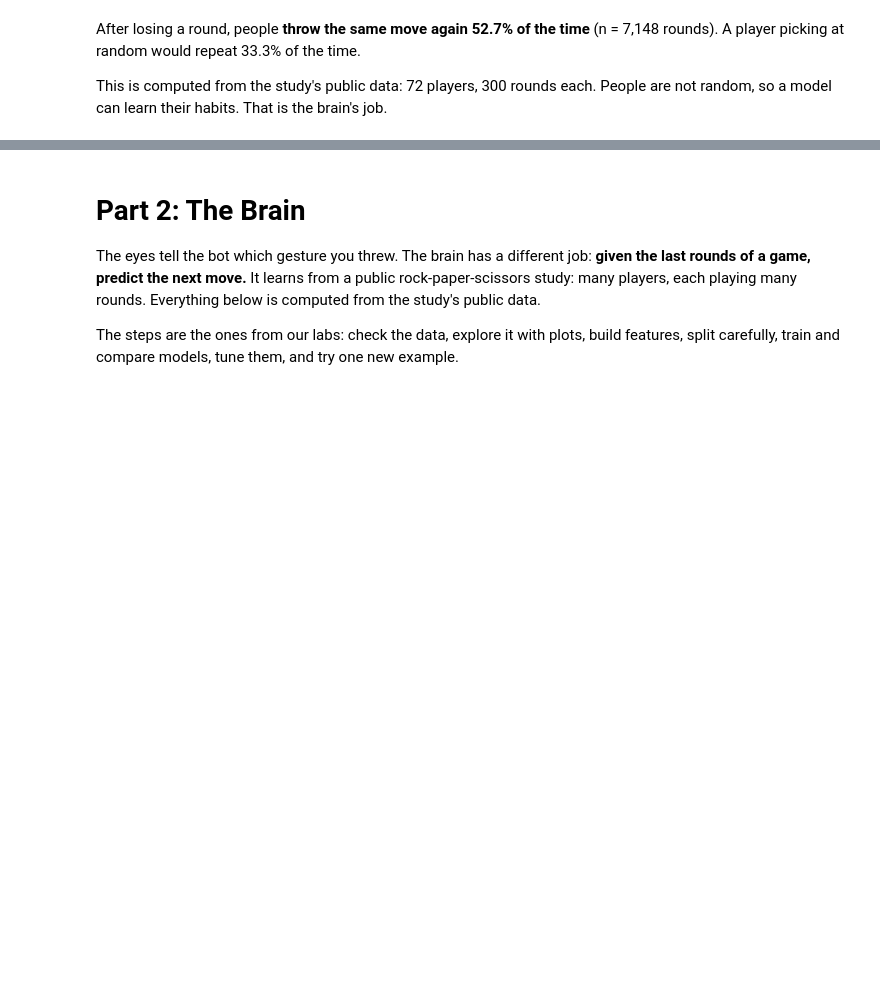
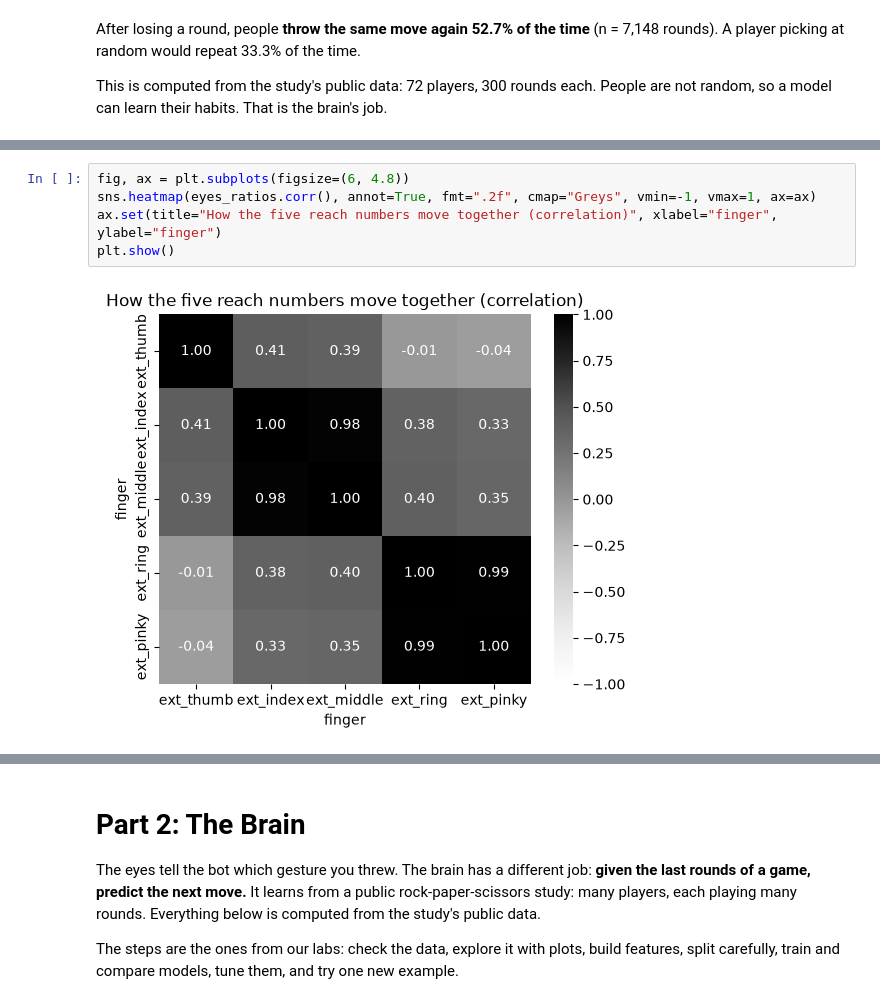
Before and after one commit to Krishpotanwar/mind-reader, a Jupyter notebook: notebook/MindReader.ipynb, the cells around one changed output, grey strips where cells are left out. Cells and saved outputs as stored; diff of their text form; blank space fills up the shorter version.

```diff
--- a/notebook/MindReader.ipynb
+++ b/notebook/MindReader.ipynb
@@ -82,0 +309,7 @@ This is computed from the study's public data: 72 players, 300 rounds each. Peop
+# %%
+fig, ax = plt.subplots(figsize=(6, 4.8))
+sns.heatmap(eyes_ratios.corr(), annot=True, fmt=".2f", cmap="Greys", vmin=-1, vmax=1, ax=ax)
+ax.set(title="How the five reach numbers move together (correlation)", xlabel="finger", ylabel="finger")
+plt.show()
+# %% [output]
+[figure, added]
```
Also changed, not shown: parts of 45 cells of this notebook, 3 other files.
